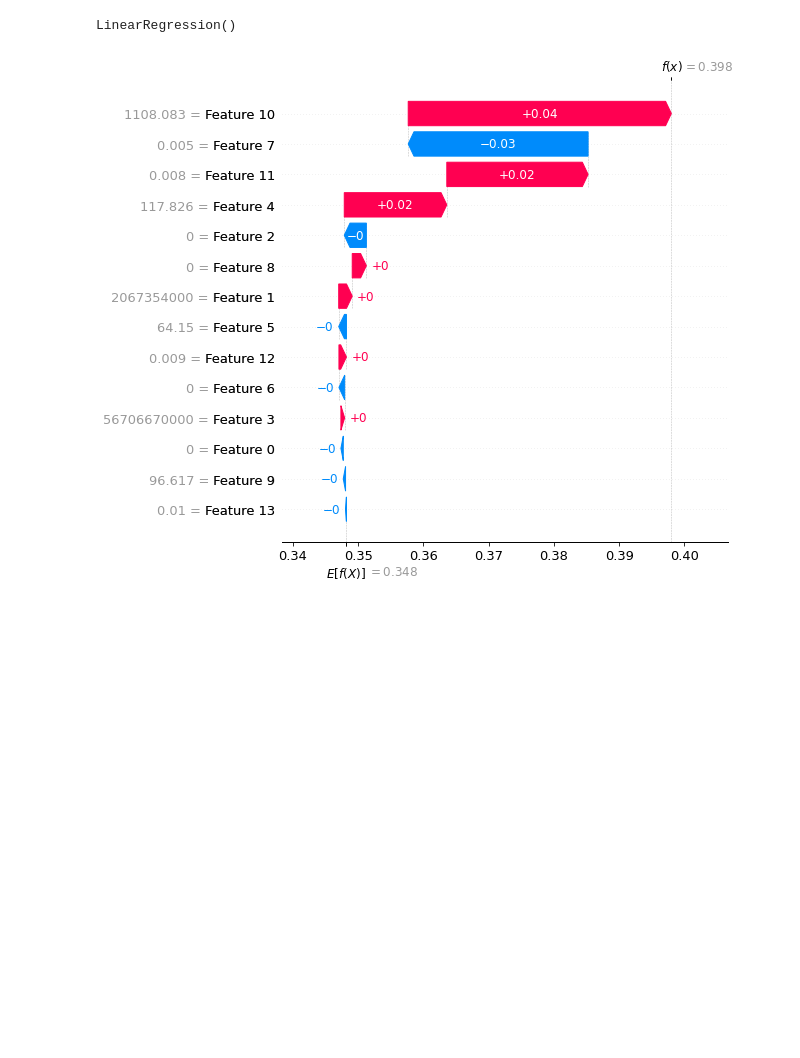
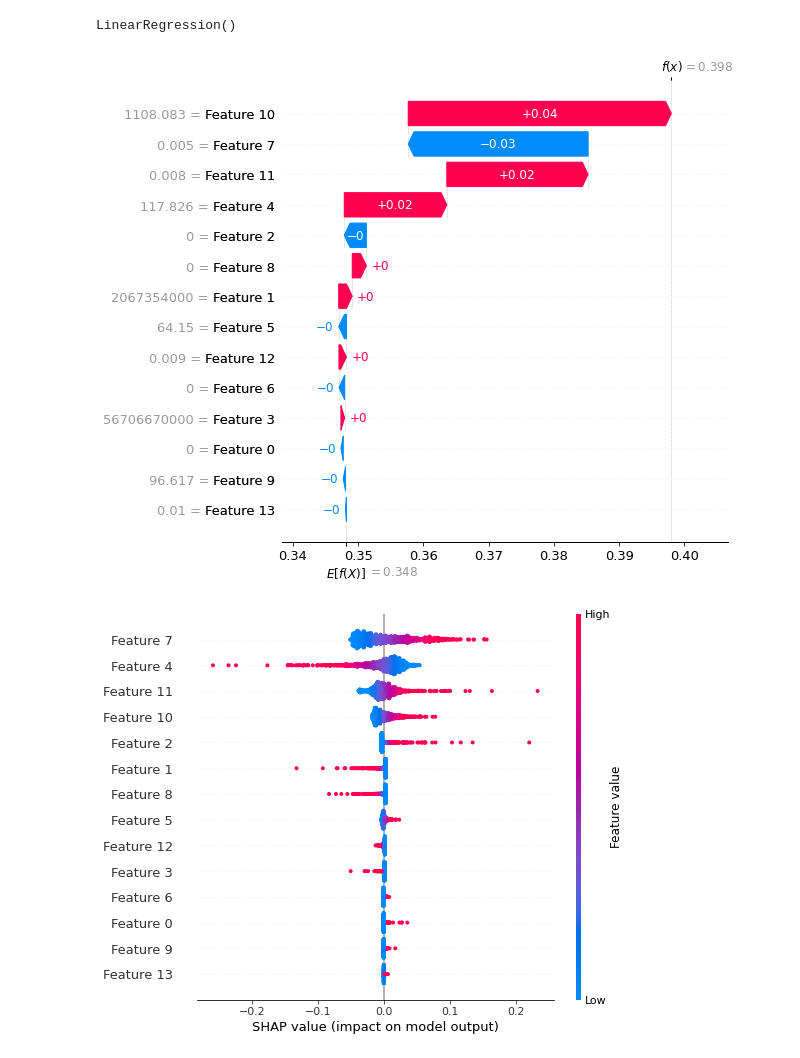
Before and after one commit to csheneka/introspection-tutorial, a Jupyter notebook: shap_solutions.ipynb, the cells around one changed output. Cells and saved outputs as stored; diff of their text form; code cells hidden in the pictures; blank space fills up the shorter version.

Commit message:
updated shap

```diff
--- a/shap_solutions.ipynb
+++ b/shap_solutions.ipynb
@@ -78,8 +78,11 @@ shap_values = explainer(X)
 # %%
 # plot values
 sample_ind = 10
 shap.plots.waterfall(shap_values[sample_ind], max_display=14)
 
 # parameter_set = ['Mg','M*','MBH','Mt','Vmax','sigmav','Zg','Z*','SFR','spin','vp','R*','Rt','Rmax','Om']
+
+shap.plots.beeswarm(shap_values, max_display=14)
 # %% [output]
 [figure]
+[figure, added]
```
